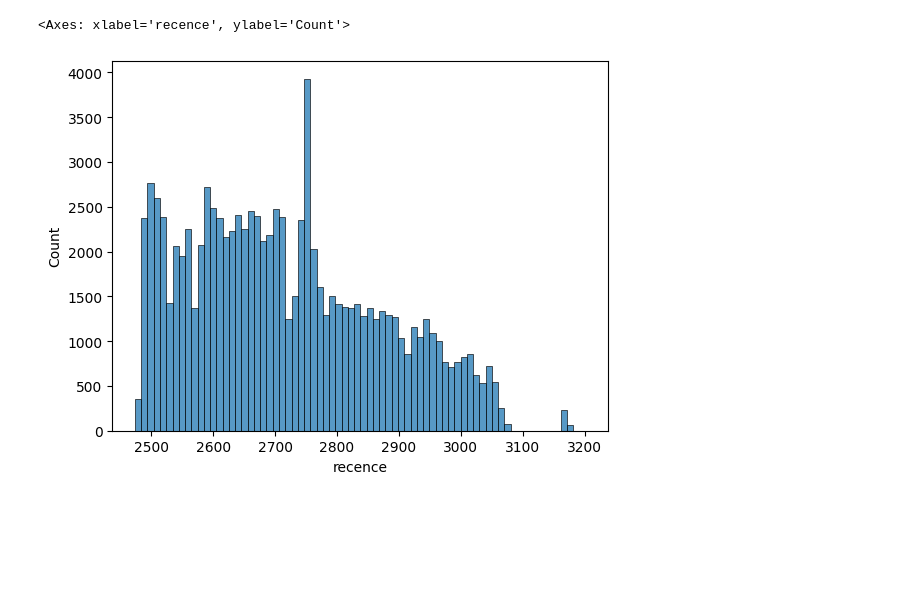
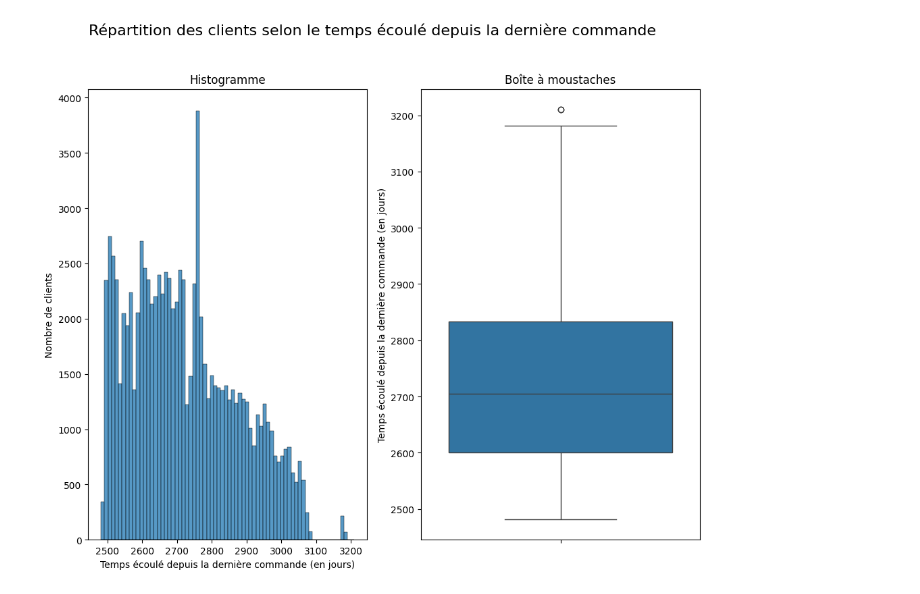
Before and after one commit to Manon-56/OC_P5, a Jupyter notebook: Olist.ipynb, the cells around one changed output. Saved outputs shown, nothing was run; the diff lists cells and outputs as text; code cells hidden in the pictures; blank space fills up the shorter version.

```diff
--- a/Olist.ipynb
+++ b/Olist.ipynb
@@ -84,0 +161,11 @@ data.describe()
+# %%
+print(f"Avant filtrage il y avait {len(data_all)} clients")
+data_filtered = data_all.loc[
+    np.abs(
+        data_all["depense_totale"]
+        - (data_all["prix_produit_total"] + data_all["prix_transport_total"])
+    )
+    < (0.01 * data_all["depense_totale"]),
+    :,
+]
+print(f"Après filtrage, il y a maintenant {len(data_filtered)} clients")
@@ -84,0 +177,4 @@ data.describe()
+# %%
+data_filtered = data_filtered.drop(
+    ["prix_transport_total", "prix_produit_total"], axis=1
+)
@@ -84,0 +183,11 @@ data.describe()
+# %%
+numerics = ["int16", "int32", "int64", "float16", "float32", "float64"]
+
+numeric_df = data_filtered.select_dtypes(include=numerics) #extract numeric columns
+print(f"Avant d'enlever les valeurs manquantes, le dataset contient {len(numeric_df)} clients")
+numeric_df.dropna(inplace=True)
+print(f"Après avoir enlevé les valeurs manquantes du dataset numérique, il reste {len(numeric_df)} clients")
+
+
+data_filtered.dropna(inplace=True)
+print(f"Après avoir enlevé les valeurs manquantes du dataset total, il reste {len(data_filtered)} clients")
@@ -97,5 +242,21 @@ sns.histplot(data['nb_produits'])
 # %%
-sns.histplot(data['recence'])
+var = numeric_df["recence"]
+var_str = "Temps écoulé depuis la dernière commande (en jours)"
+
+fig, axes = plt.subplots(nrows=1,ncols=2, figsize=(10, 8))
+
+sns.histplot(var, ax=axes[0])
+axes[0].set_title("Histogramme")
+axes[0].set_ylabel("Nombre de clients")
+axes[0].set_xlabel(var_str)
+
+sns.boxplot(var, ax=axes[1])
+axes[1].set_title("Boîte à moustaches")
+axes[1].set_ylabel(var_str)
+
+fig.suptitle("Répartition des clients selon le temps écoulé depuis la dernière commande", fontsize=16, y=1.03)
+
+plt.tight_layout()
+plt.show()
 # %% [output]
-<Axes: xlabel='recence', ylabel='Count'>
-[figure, old version]
+[figure, new version]
```
Also changed, not shown: parts of 86 cells of this notebook.
